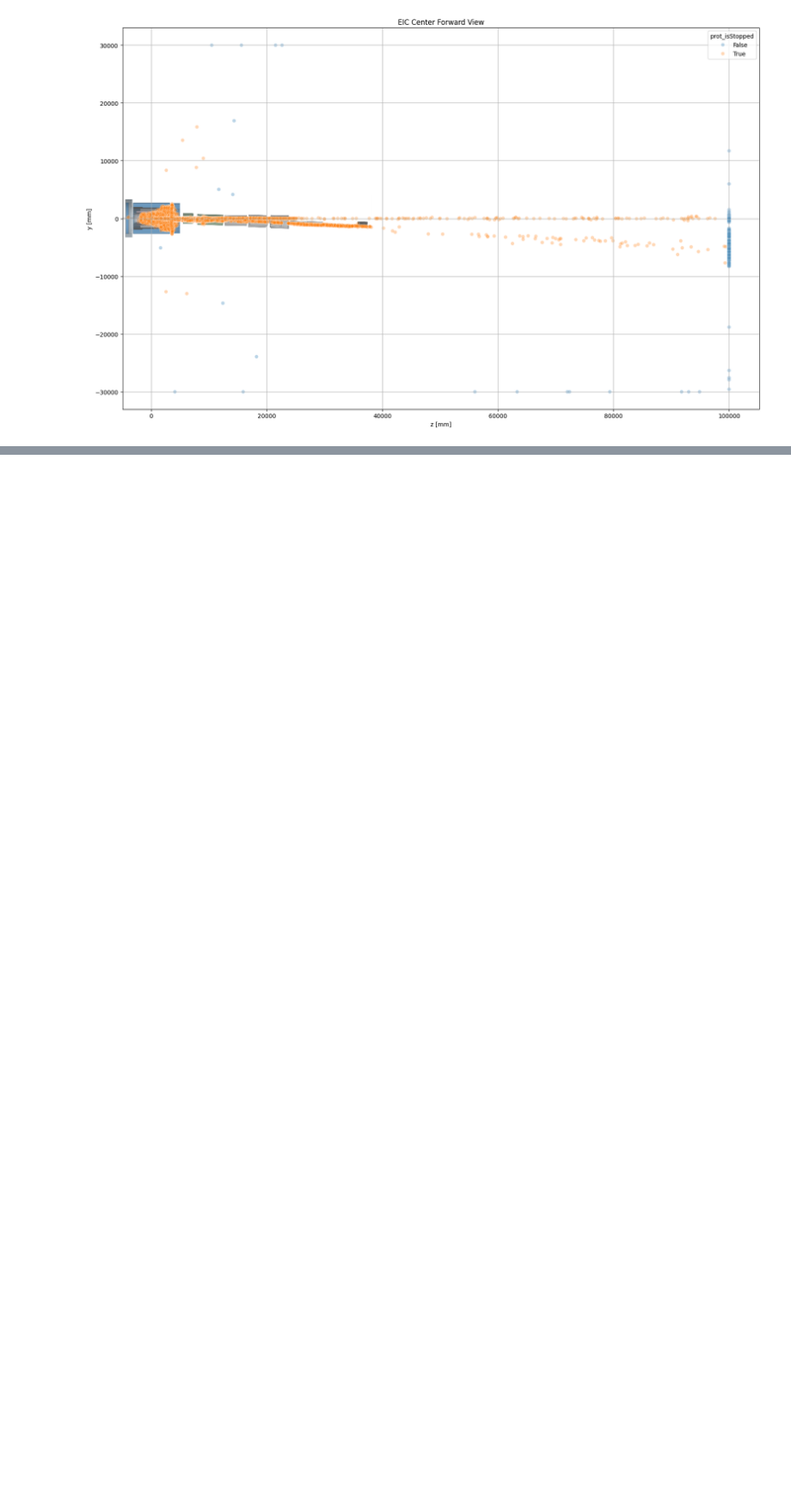
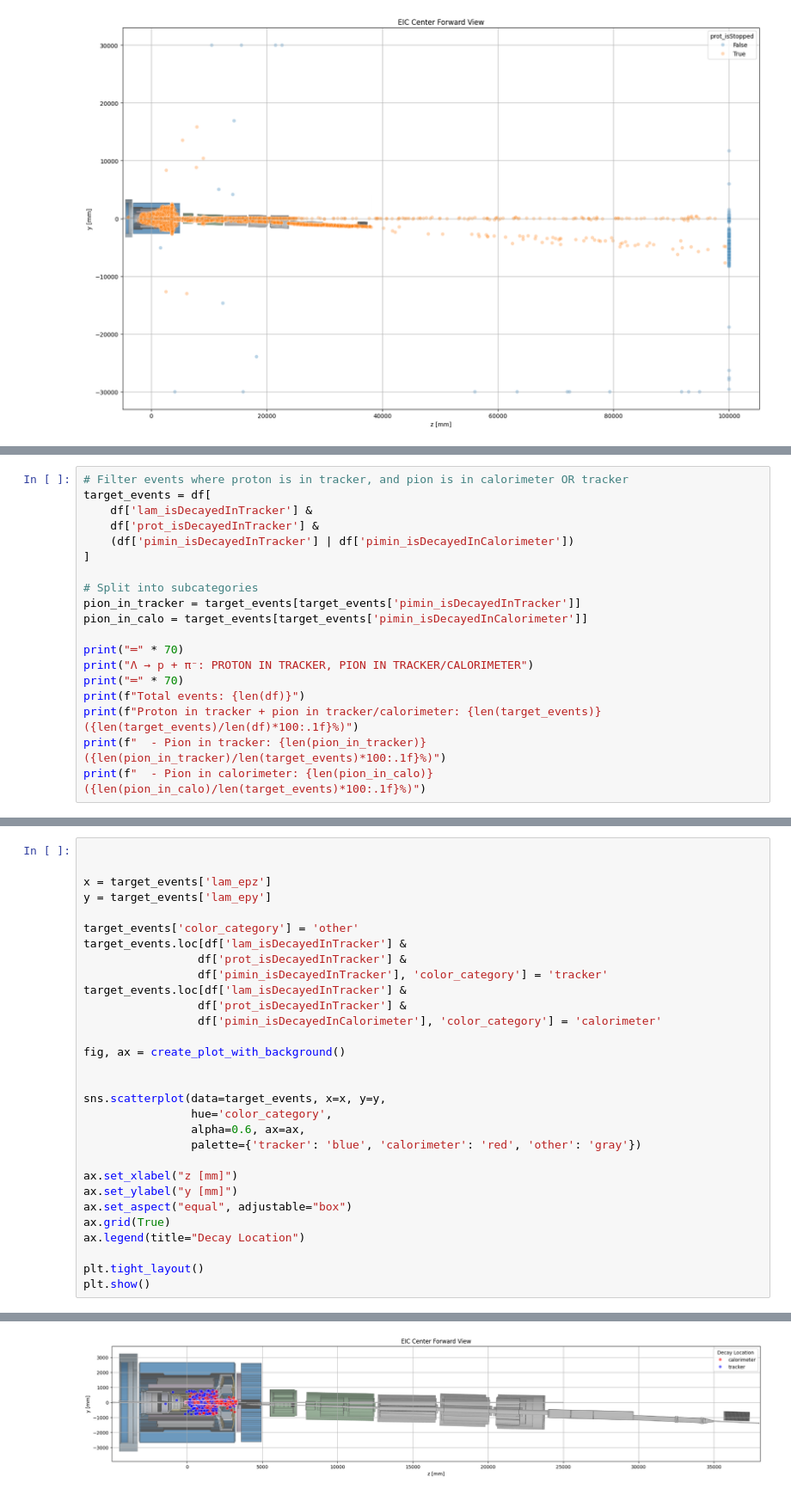
Before and after one commit to Allseeing1620/acceptance-analysis, a Jupyter notebook: analyze-df.ipynb, the cells around one changed output, grey strips where cells are left out. Shown at 86% size. Cells and saved outputs as stored; diff of their text form; blank space fills up the shorter version.

Commit message:
Analysis of the lambda, pion and proton

```diff
--- a/analyze-df.ipynb
+++ b/analyze-df.ipynb
@@ -530,0 +672,19 @@ plt.show()
+# %%
+# Filter events where proton is in tracker, and pion is in calorimeter OR tracker
+target_events = df[
+    df['lam_isDecayedInTracker'] &
+    df['prot_isDecayedInTracker'] &
+    (df['pimin_isDecayedInTracker'] | df['pimin_isDecayedInCalorimeter'])
+]
+
+# Split into subcategories
+pion_in_tracker = target_events[target_events['pimin_isDecayedInTracker']]
+pion_in_calo = target_events[target_events['pimin_isDecayedInCalorimeter']]
+
+print("═" * 70)
+print("Λ → p + π⁻: PROTON IN TRACKER, PION IN TRACKER/CALORIMETER")
+print("═" * 70)
+print(f"Total events: {len(df)}")
+print(f"Proton in tracker + pion in tracker/calorimeter: {len(target_events)} ({len(target_events)/len(df)*100:.1f}%)")
+print(f"  - Pion in tracker: {len(pion_in_tracker)} ({len(pion_in_tracker)/len(target_events)*100:.1f}%)")
+print(f"  - Pion in calorimeter: {len(pion_in_calo)} ({len(pion_in_calo)/len(target_events)*100:.1f}%)")
@@ -530,0 +699,31 @@ plt.show()
+# %%
+
+
+x = target_events['lam_epz']
+y = target_events['lam_epy']
+
+target_events['color_category'] = 'other'
+target_events.loc[df['lam_isDecayedInTracker'] &
+                 df['prot_isDecayedInTracker'] &
+                 df['pimin_isDecayedInTracker'], 'color_category'] = 'tracker'
+target_events.loc[df['lam_isDecayedInTracker'] &
+                 df['prot_isDecayedInTracker'] &
+                 df['pimin_isDecayedInCalorimeter'], 'color_category'] = 'calorimeter'
+
+fig, ax = create_plot_with_background()
+
+
+sns.scatterplot(data=target_events, x=x, y=y,
+                hue='color_category',
+                alpha=0.6, ax=ax,
+                palette={'tracker': 'blue', 'calorimeter': 'red', 'other': 'gray'})
+
+ax.set_xlabel("z [mm]")
+ax.set_ylabel("y [mm]")
+ax.set_aspect("equal", adjustable="box")
+ax.grid(True)
+ax.legend(title="Decay Location")
+
+plt.tight_layout()
+plt.show()
+# %% [output]
@@ -530,0 +735 @@ plt.show()
+[figure, added]
```
Also changed, not shown: parts of 12 cells of this notebook.
